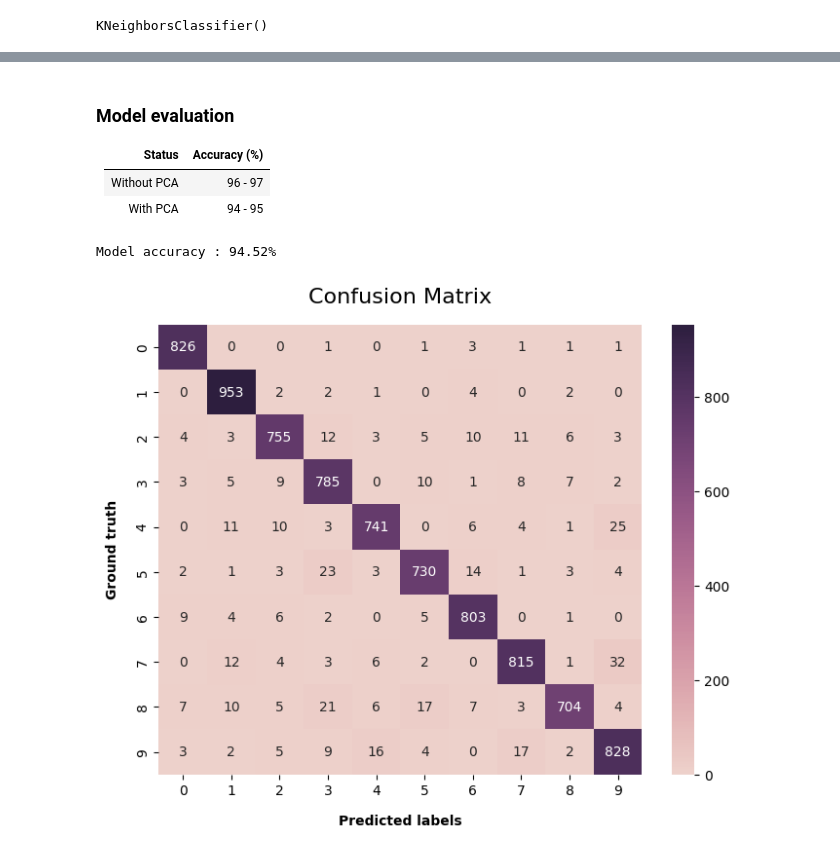
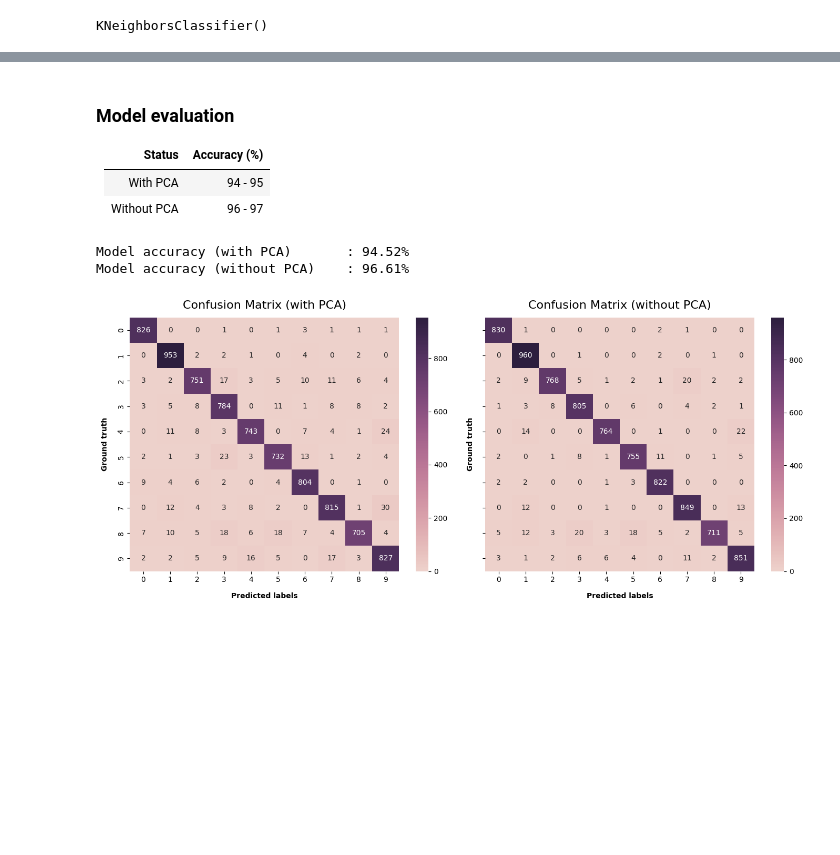
Before and after one commit to nirmit27/ds-and-ml, a Jupyter notebook: ML/PCA_Demo.ipynb, the cells around one changed output, grey strips where cells are left out. Cells and saved outputs as stored; diff of their text form; code cells hidden in the pictures; blank space fills up the shorter version.

```diff
--- a/ML/PCA_Demo.ipynb
+++ b/ML/PCA_Demo.ipynb
@@ -128,7 +129,12 @@ neighbors = 5
 weights = 'uniform'
 metric = 'minkowski'
 
-knn = KNC(n_neighbors=neighbors, weights=weights, metric=metric)
-knn.fit(X_train, y_train)
+# With PCA
+knn1 = KNC(n_neighbors=neighbors, weights=weights, metric=metric)
+knn1.fit(X_train1, y_train1)
+
+# Without PCA
+knn2 = KNC(n_neighbors=neighbors, weights=weights, metric=metric)
+knn2.fit(X_train2, y_train2)
 # %% [output]
 KNeighborsClassifier()
@@ -136,7 +144,7 @@ KNeighborsClassifier()
 %%time
 t1 = time.time()
 
-y_pred = knn.predict(X_test)
+y_pred1 = knn1.predict(X_test1)
 
 t2 = time.time()
 print(f"Training time : {(t2 - t1):.2f} seconds\n")
@@ -147,0 +158,8 @@ Wall time: 5.72 s
+# %%
+%%time
+t1 = time.time()
+
+y_pred2 = knn2.predict(X_test2)
+
+t2 = time.time()
+print(f"Training time : {(t2 - t1):.2f} seconds\n")
@@ -150,22 +173,29 @@ Wall time: 5.72 s
 
 | Status | Accuracy (%) |
 | ------ | ------------- |
+| With PCA | 94 - 95 |
 | Without PCA | 96 - 97 |
-| With PCA | 94 - 95 |
-# %%
-print(f"Model accuracy : {(accuracy(y_test, y_pred) * 100):.2f}%")
-# %% [output]
-Model accuracy : 94.52%
+# %%
+print(f"Model accuracy (with PCA)\t: {(accuracy(y_test1, y_pred1) * 100):.2f}%")
+print(f"Model accuracy (without PCA)\t: {(accuracy(y_test2, y_pred2) * 100):.2f}%")
+# %% [output]
+Model accuracy (with PCA)       : 94.52%
+Model accuracy (without PCA)    : 96.61%
 # %%
-plt.figure(figsize=(8, 6))
+def plot_confusion(y_test, y_pred, status, ax):
+  cm = c_matrix(y_test, y_pred)
+  sns.heatmap(cm, annot=True, fmt="d", cmap=sns.cubehelix_palette(as_cmap=True), ax=ax)
 
-cm = c_matrix(y_test, y_pred)
-sns.heatmap(cm, annot=True, fmt="d", cmap=sns.cubehelix_palette(as_cmap=True))
-
-plt.title("Confusion Matrix", fontsize=16, pad=16)
-plt.xlabel("Predicted labels", fontweight='bold', labelpad=12)
-plt.ylabel("Ground truth", fontweight='bold', labelpad=12)
-
-plt.show()
+  ax.set_title(f"Confusion Matrix {status}", fontsize=16, pad=12)
+  ax.set_xlabel("Predicted labels", fontweight='bold', labelpad=12)
+  ax.set_ylabel("Ground truth", fontweight='bold', labelpad=12)
-# %% [output]
-[figure, removed]
+# %%
+fig, axs = plt.subplots(1, 2, sharey=True, figsize=(14, 6))
+
+plot_confusion(y_test1, y_pred1, "(with PCA)", axs[0])
+plot_confusion(y_test2, y_pred2, "(without PCA)", axs[1])
+
+plt.tight_layout()
+plt.show()
+# %% [output]
+[figure, added]
```
Also changed, not shown: parts of 10 cells of this notebook.
